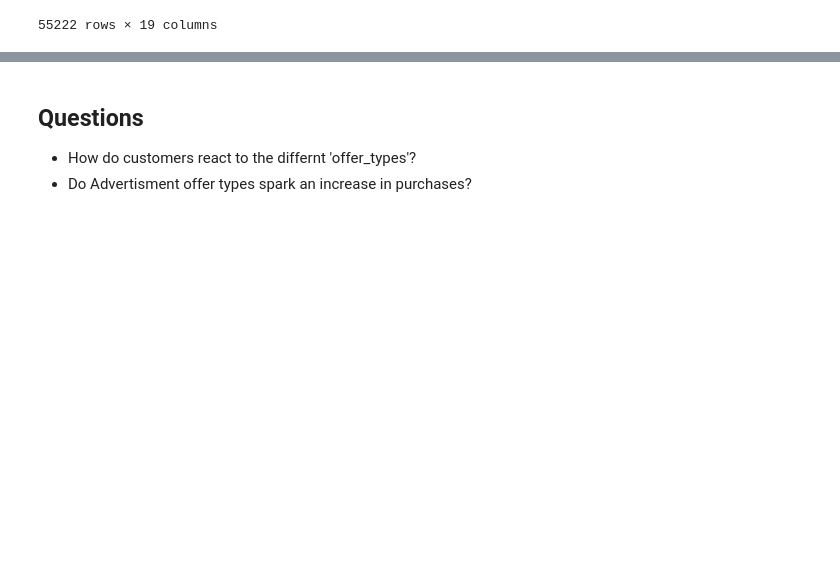
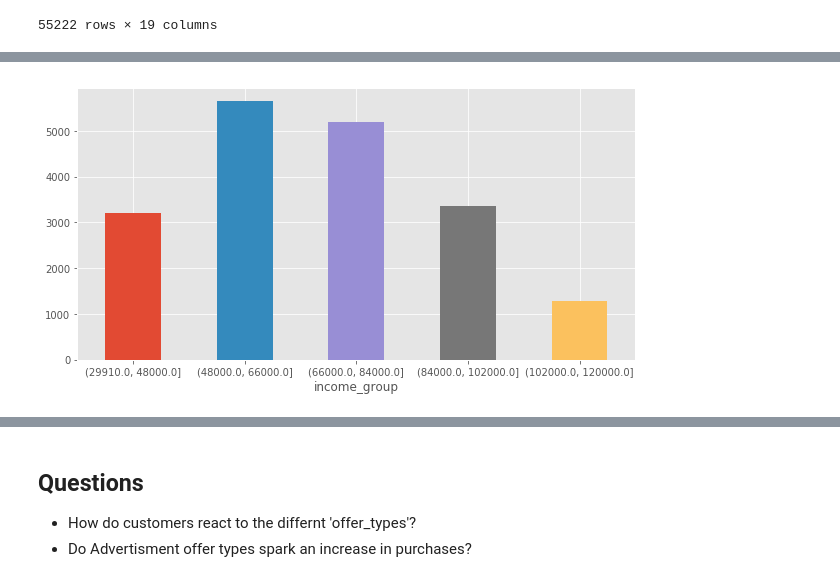
Before and after one commit to ajgiust/Optimize-Starbucks-App-Offers, a Jupyter notebook: Starbucks_Capstone_notebook.ipynb, the cells around one changed output, grey strips where cells are left out. Saved outputs shown, nothing was run; the diff lists cells and outputs as text; code cells hidden in the pictures; blank space fills up the shorter version.

```diff
--- a/Starbucks_Capstone_notebook.ipynb
+++ b/Starbucks_Capstone_notebook.ipynb
@@ -888,0 +936,4 @@ customer_offer_summary
+# %%
+customer_offer_summary.groupby('income_group')['offer received_viewed_completed'].sum().plot(kind='bar', rot=0, figsize=(10,5));
+# %% [output]
+[figure, added]
```
Also changed, not shown: parts of 9 cells of this notebook.
